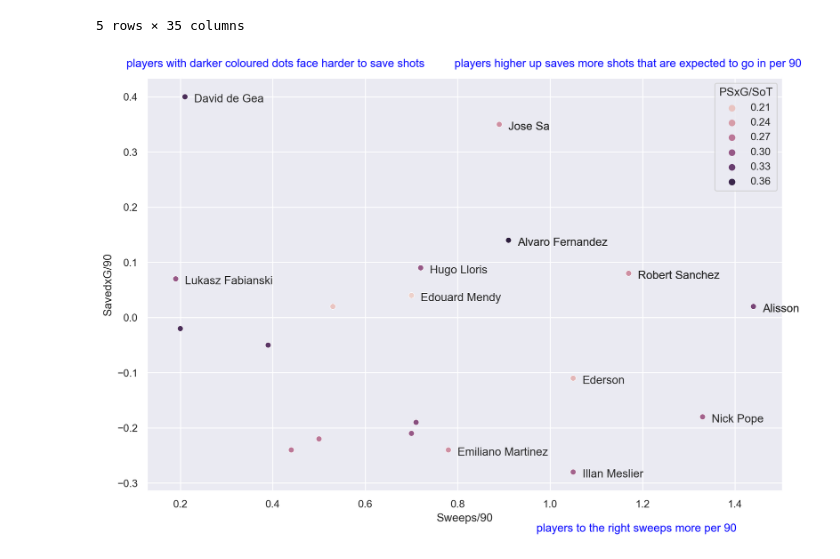
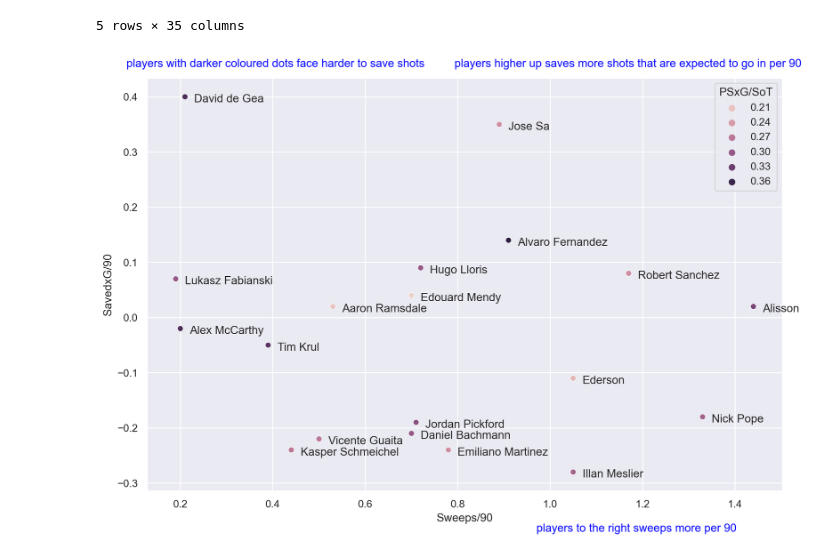
Before and after one commit to ydatay/EPL_Visuals, a Jupyter notebook: EPL_Visual_workbook.ipynb, the cells around one changed output. Drawn from its saved outputs; the diff is of its cells as text; code cells hidden in the pictures.

Commit message:
updated graph' '

```diff
--- a/EPL_Visual_workbook.ipynb
+++ b/EPL_Visual_workbook.ipynb
@@ -129,22 +129,21 @@ gk.columns = ['Player', 'Squad', '90s', 'PSxG', 'PSxG/SoT', 'SavedxG/90', 'Cmp%'
 # %%
 fig = plt.figure(figsize=(12,8), dpi=200)
 
 sns.set_theme()
 ax = sns.scatterplot(data=gk, x='Sweeps/90',y='SavedxG/90', hue='PSxG/SoT')
 # sns.move_legend(ax, loc='upper left')
 
-top_players = [x for x in gk.sort_values('Sweeps/90', ascending=False)['Player'].head(8)]
-top_players = top_players + [x for x in gk.sort_values('SavedxG/90', ascending=False)['Player'].head(8)]
+top_players = gk['Player']
 for player in top_players:
     plt.text(x=gk['Sweeps/90'][gk['Player']==player]+0.02,
              y=gk['SavedxG/90'][gk['Player']==player]-0.01,
              s=player)
 plt.text(x=0.6,y=0.05,transform=fig.transFigure,
          s = 'players to the right sweeps more per 90', color='blue')
 plt.text(x=0.5,y=0.9,transform=fig.transFigure,
          s = 'players higher up saves more shots that are expected to go in per 90', color='blue')
 plt.text(x=0.1,y=0.9,transform=fig.transFigure,
          s = 'players with darker coloured dots face harder to save shots', color='blue')
 fig.savefig('goalkeeper.png')
 # %% [output]
-[figure, old version]
+[figure, new version]
```
Also changed, not shown: 1 other file.
